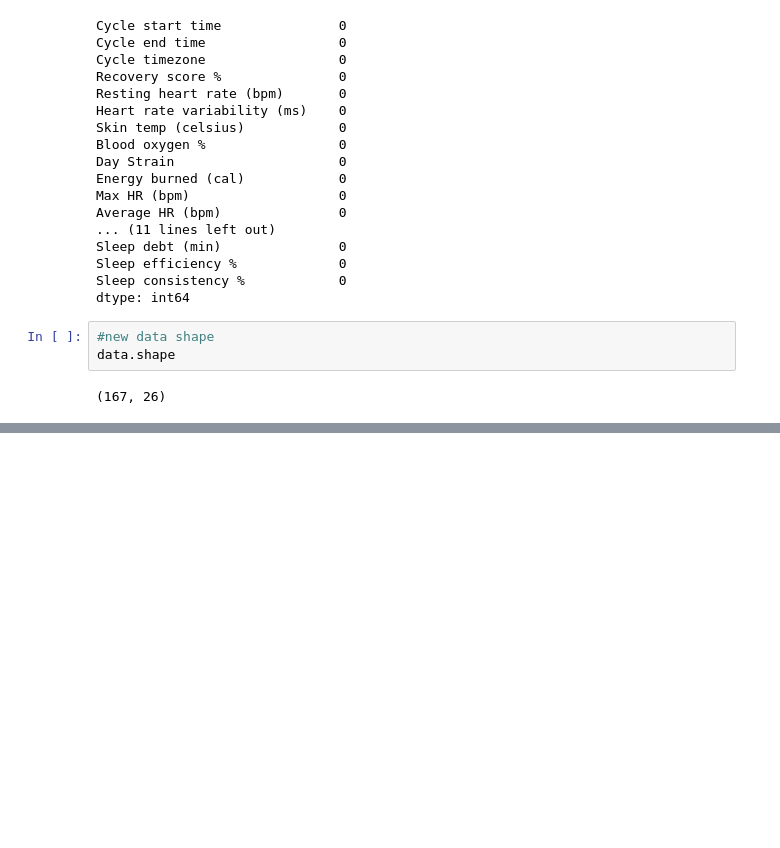
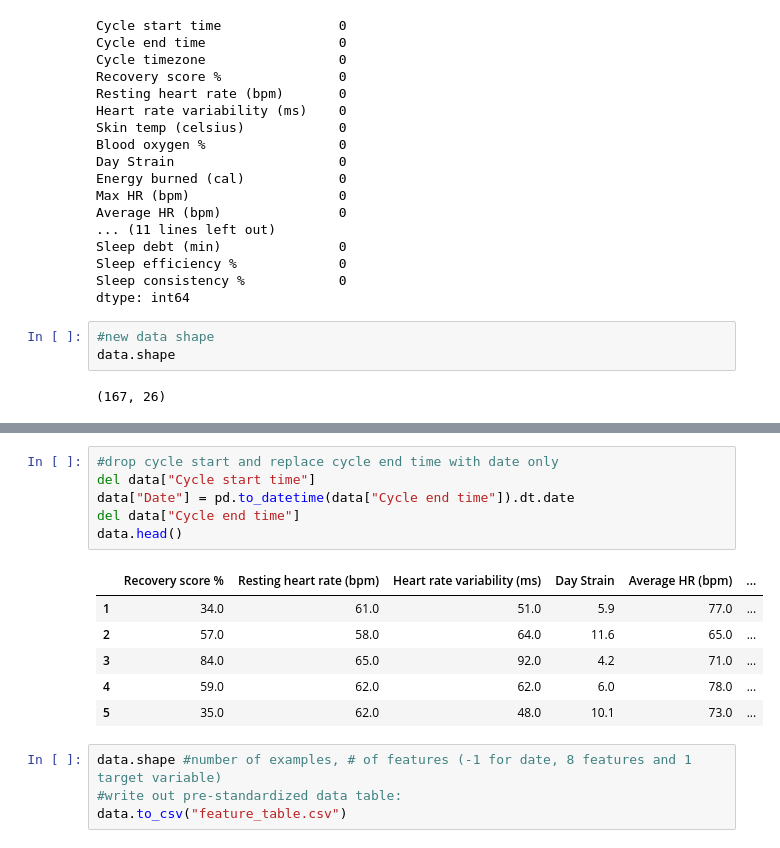
Before and after one commit to mawlodarski/whoop_recovery_predictor, a Jupyter notebook: code/data_prep.ipynb, the cells around one changed output, grey strips where cells are left out. Cells and saved outputs as stored; diff of their text form; blank space fills up the shorter version.

```diff
--- a/data_notebook.ipynb
+++ b/code/data_prep.ipynb
@@ -136,0 +191,17 @@ data.tail()
+# %%
+#drop cycle start and replace cycle end time with date only
+del data["Cycle start time"]
+data["Date"] = pd.to_datetime(data["Cycle end time"]).dt.date
+del data["Cycle end time"]
+data.head()
+# %% [output]
+|  | Recovery score % | Resting heart rate (bpm) | Heart rate variability (ms) | Day Strain | Average HR (bpm) | ... |
+| 1 | 34.0 | 61.0 | 51.0 | 5.9 | 77.0 | ... |
+| 2 | 57.0 | 58.0 | 64.0 | 11.6 | 65.0 | ... |
+| 3 | 84.0 | 65.0 | 92.0 | 4.2 | 71.0 | ... |
+| 4 | 59.0 | 62.0 | 62.0 | 6.0 | 78.0 | ... |
+| 5 | 35.0 | 62.0 | 48.0 | 10.1 | 73.0 | ... |
+# %%
+data.shape #number of examples, # of features (-1 for date, 8 features and 1 target variable)
+#write out pre-standardized data table:
+data.to_csv("feature_table.csv")
```
Also changed, not shown: parts of 9 cells of this notebook, 3 other files.
